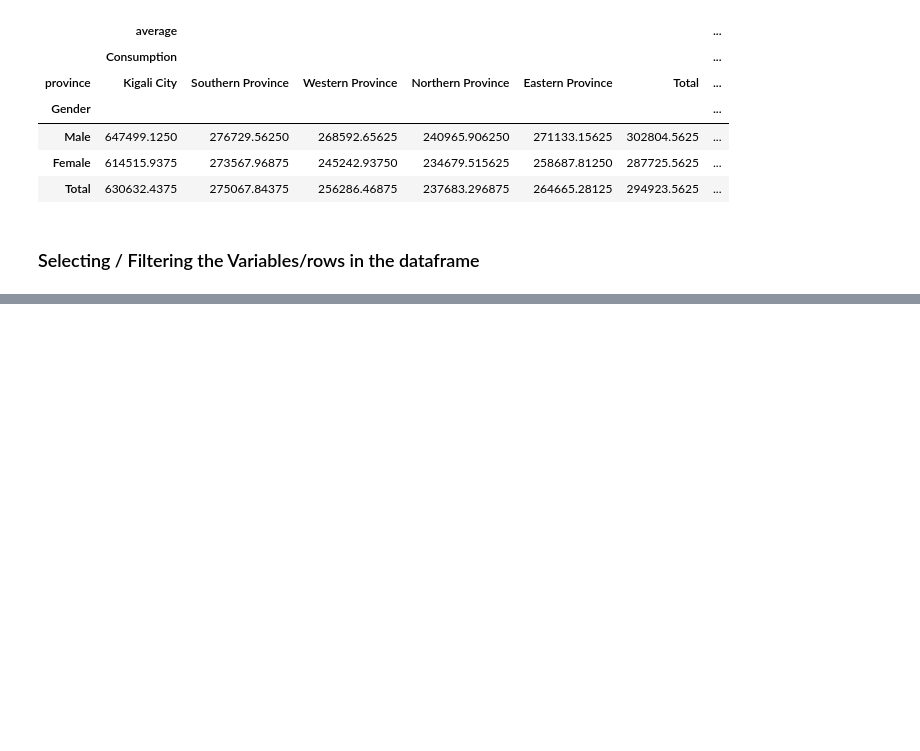
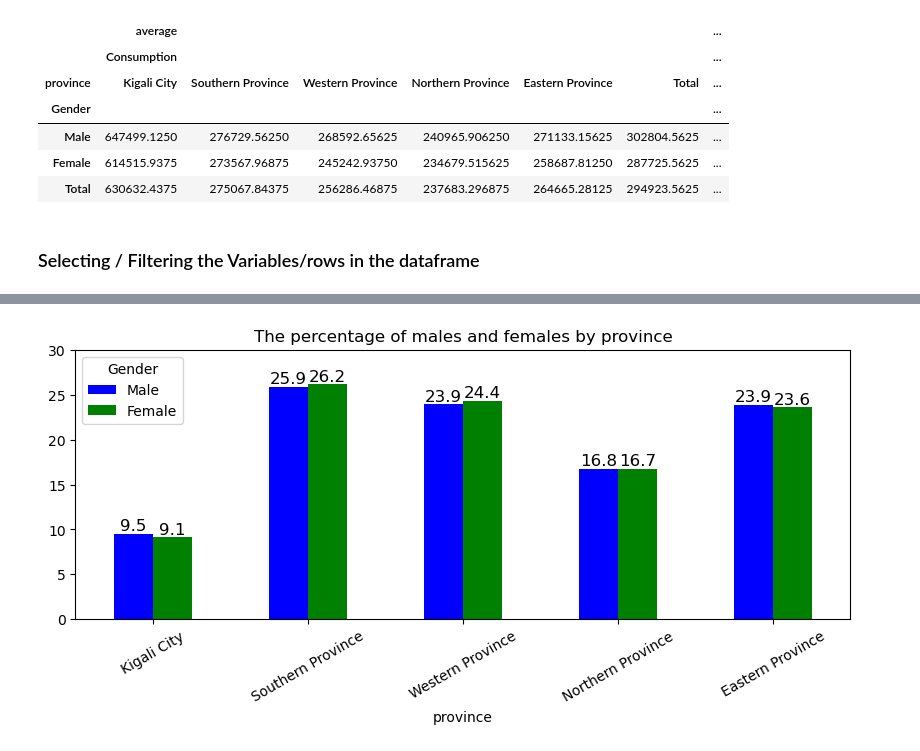
Before and after one commit to joshuaIra/Python_NISR, a Jupyter notebook: EICV5_Data_Analysis.ipynb, the cells around one changed output, grey strips where cells are left out. Cells and saved outputs as stored; diff of their text form; code cells hidden in the pictures; blank space fills up the shorter version.

```diff
--- a/EICV5_Data_Analysis.ipynb
+++ b/EICV5_Data_Analysis.ipynb
@@ -298,0 +346,5 @@ pd.pivot_table(data = df, index = ['Gender'],columns= ['province'], values = ['C
+# %%
+# The percentage of males and females by province
+t = pd.crosstab(df['province'],df['Gender'])
+y = round((t/t.sum())*100,2)
+y
@@ -298,0 +359,11 @@ pd.pivot_table(data = df, index = ['Gender'],columns= ['province'], values = ['C
+# %%
+# Bar chart for the above command
+ax = y.plot(kind='bar', figsize=(10,3.5), rot=30, color=['b','g'])
+plt.title('The percentage of males and females by province')
+plt.ylim([0,30])
+# Value  Labels
+for i in ax.containers:
+    ax.bar_label(i,fmt='%.1f', fontsize=(12))
+plt.show()
+# %% [output]
+[figure, added]
```
Also changed, not shown: parts of 12 cells of this notebook.
